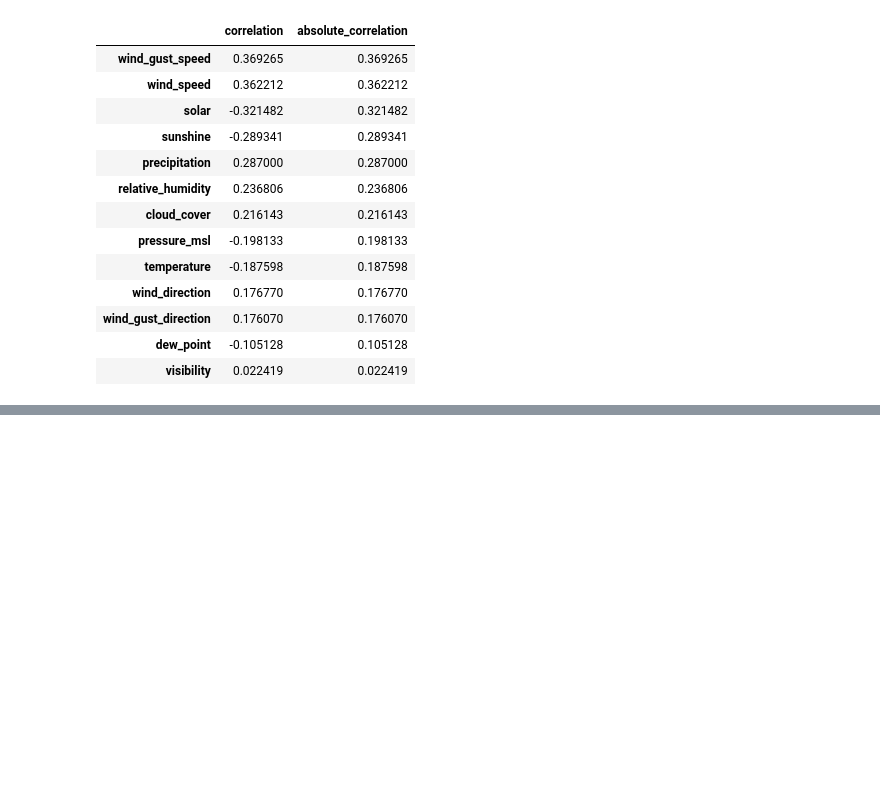
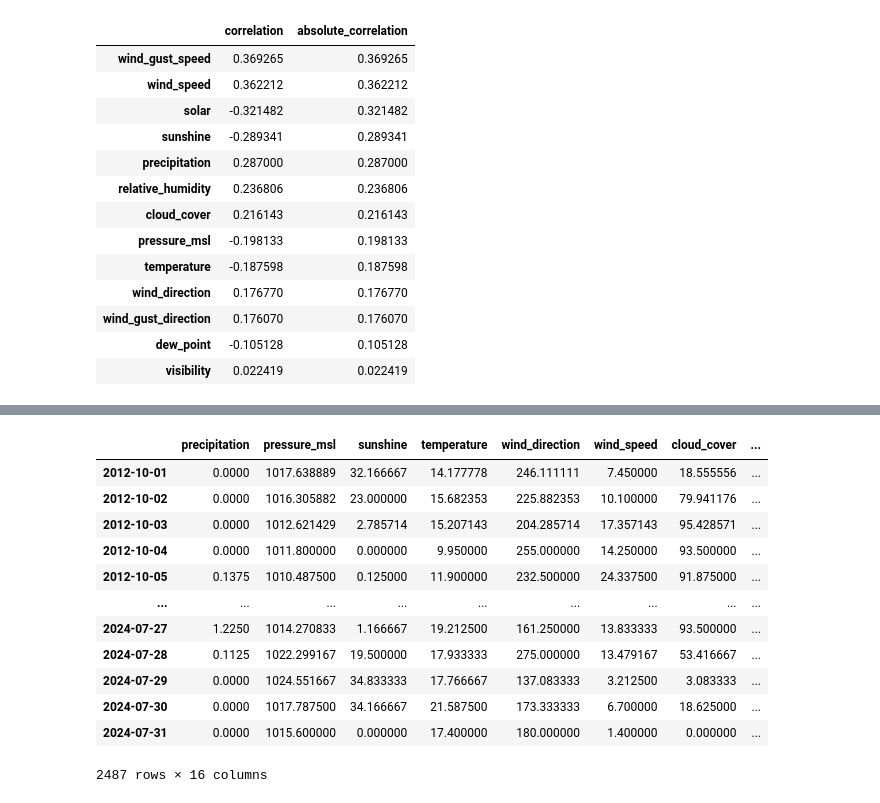
Before and after one commit to AquaStream/waterlevels_oker, a Jupyter notebook: notebooks/EDA/ED_Tim_okertalsperre.ipynb, the cells around one changed output, grey strips where cells are left out. Saved outputs shown, nothing was run; the diff lists cells and outputs as text; code cells hidden in the pictures; blank space fills up the shorter version.

```diff
--- a/notebooks/EDA/ED_Tim_okertalsperre.ipynb
+++ b/notebooks/EDA/ED_Tim_okertalsperre.ipynb
@@ -163,0 +235,19 @@ okertal_corr.sort_values(by="absolute_correlation", ascending=False)
+# %%
+daily_weather_data = full_weather.groupby(full_weather.index.date).mean()
+data_full = daily_weather_data.join(okertal_data, how="inner")
+# %%
+data_full
+# %% [output]
+|  | precipitation | pressure_msl | sunshine | temperature | wind_direction | wind_speed | cloud_cover | ... |
+| 2012-10-01 | 0.0000 | 1017.638889 | 32.166667 | 14.177778 | 246.111111 | 7.450000 | 18.555556 | ... |
+| 2012-10-02 | 0.0000 | 1016.305882 | 23.000000 | 15.682353 | 225.882353 | 10.100000 | 79.941176 | ... |
+| 2012-10-03 | 0.0000 | 1012.621429 | 2.785714 | 15.207143 | 204.285714 | 17.357143 | 95.428571 | ... |
+| 2012-10-04 | 0.0000 | 1011.800000 | 0.000000 | 9.950000 | 255.000000 | 14.250000 | 93.500000 | ... |
+| 2012-10-05 | 0.1375 | 1010.487500 | 0.125000 | 11.900000 | 232.500000 | 24.337500 | 91.875000 | ... |
+| ... | ... | ... | ... | ... | ... | ... | ... | ... |
+| 2024-07-27 | 1.2250 | 1014.270833 | 1.166667 | 19.212500 | 161.250000 | 13.833333 | 93.500000 | ... |
+| 2024-07-28 | 0.1125 | 1022.299167 | 19.500000 | 17.933333 | 275.000000 | 13.479167 | 53.416667 | ... |
+| 2024-07-29 | 0.0000 | 1024.551667 | 34.833333 | 17.766667 | 137.083333 | 3.212500 | 3.083333 | ... |
+| 2024-07-30 | 0.0000 | 1017.787500 | 34.166667 | 21.587500 | 173.333333 | 6.700000 | 18.625000 | ... |
+| 2024-07-31 | 0.0000 | 1015.600000 | 0.000000 | 17.400000 | 180.000000 | 1.400000 | 0.000000 | ... |
+2487 rows × 16 columns
```
Also changed, not shown: parts of 11 cells of this notebook.
